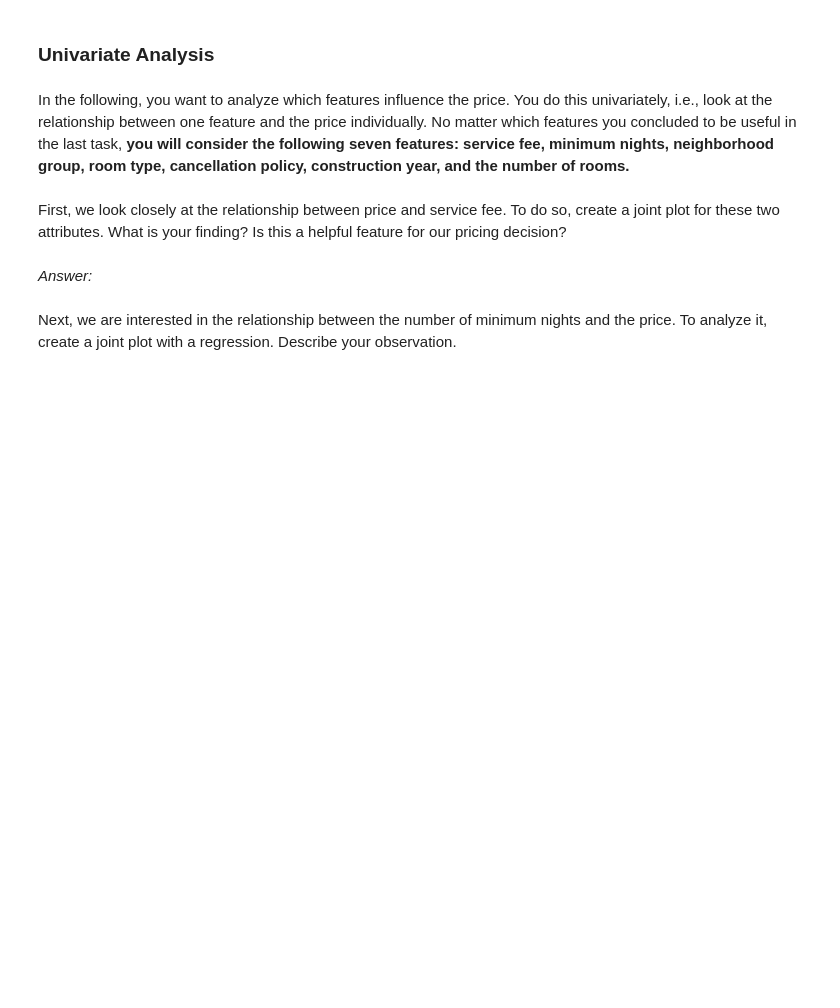
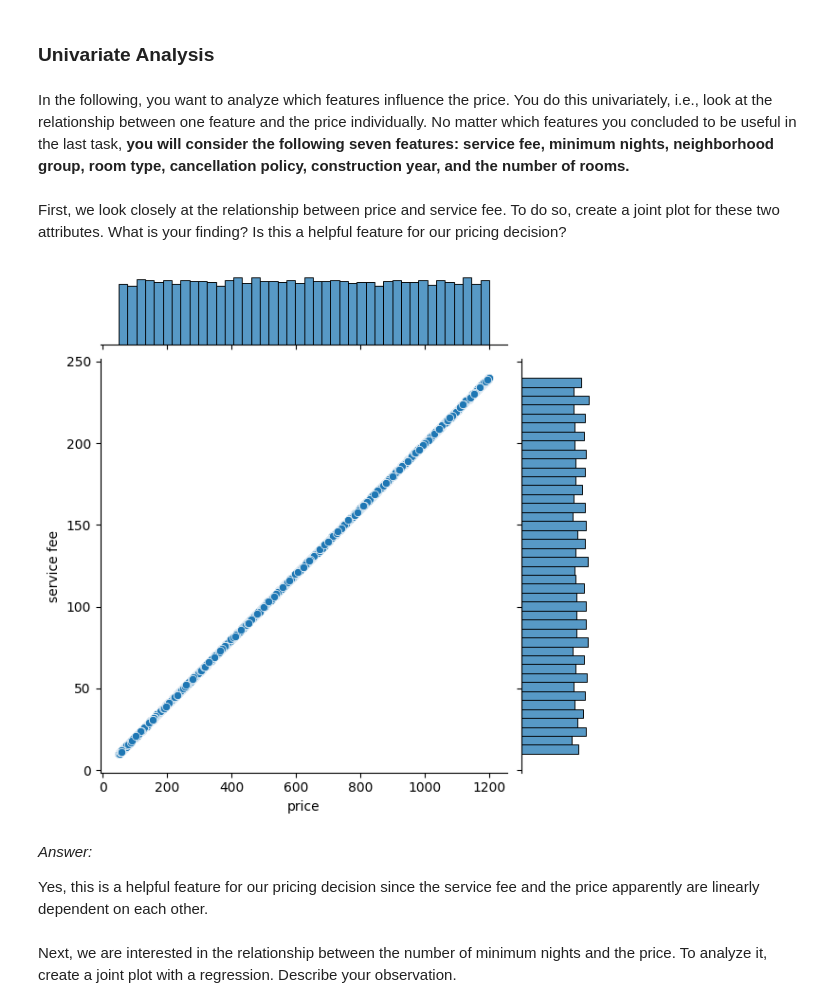
Before and after one commit to victorroferz/Data-Science-RWTH-Course, a Jupyter notebook: assignment_1.ipynb, the cells around one changed output. Cells and saved outputs as stored; diff of their text form; code cells hidden in the pictures; blank space fills up the shorter version.

```diff
--- a/assignment_1.ipynb
+++ b/assignment_1.ipynb
@@ -100,8 +212,14 @@ In the following, you want to analyze which features influence the price. You do
 First, we look closely at the relationship between price and service fee. To do so, create a joint plot for these two attributes. What is your finding? Is this a helpful feature for our pricing decision?
 # %%
 # Your answer goes here
+sns.jointplot(data=clean_data, x="price", y="service fee")
+plt.show()
+# %% [output]
+[figure, added]
 # %% [markdown]
 _Answer:_
+
+Yes, this is a helpful feature for our pricing decision since the service fee and the price apparently are linearly dependent on each other.
 # %% [markdown]
 Next, we are interested in the relationship between the number of minimum nights and the price. To analyze it, create a joint plot with a regression. Describe your observation.
 # %%
```
Also changed, not shown: parts of 30 cells of this notebook.
